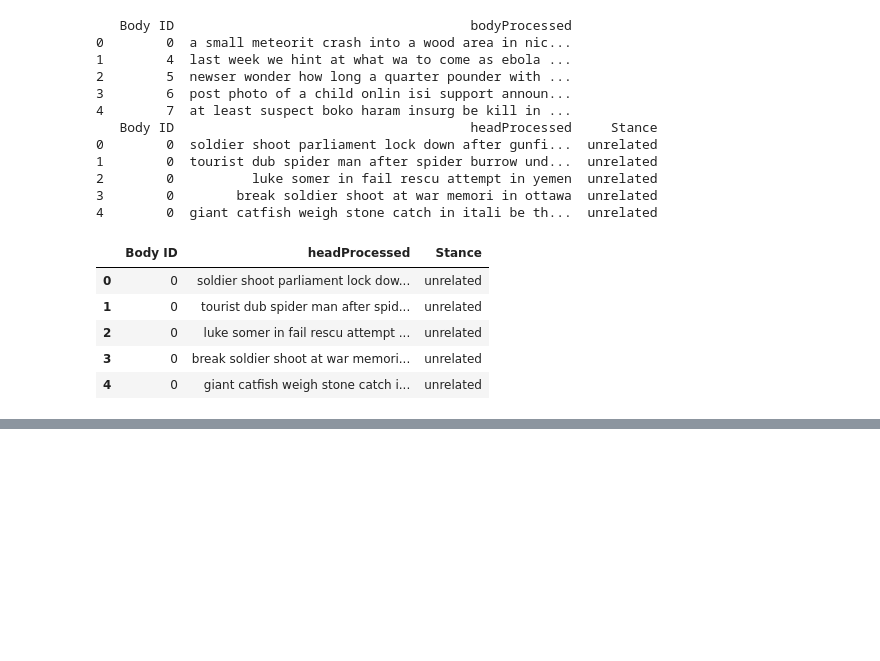
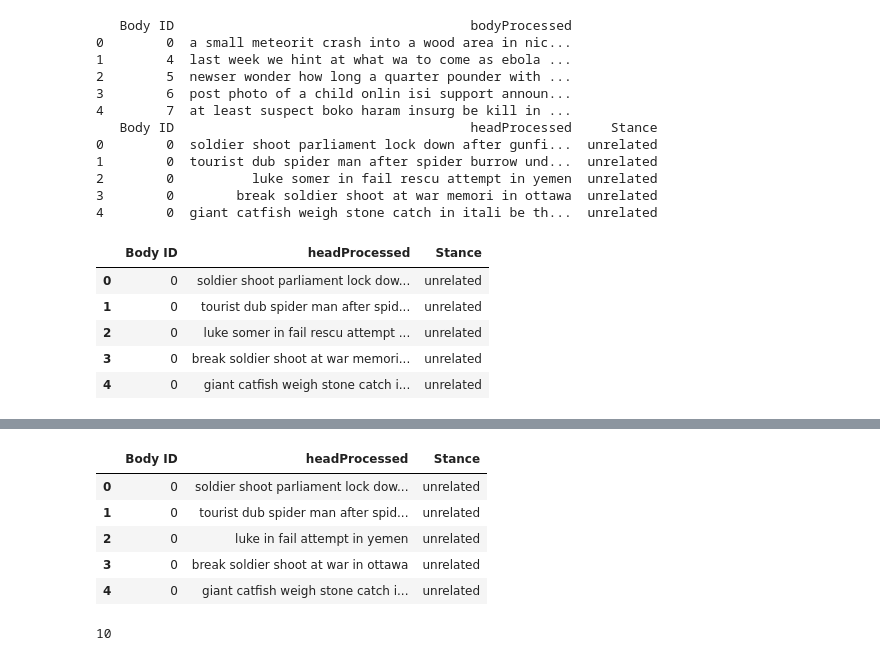
Before and after one commit to leohoare/FakeNews, a Jupyter notebook: Embeddings.ipynb, the cells around one changed output, grey strips where cells are left out. Drawn from its saved outputs; the diff is of its cells as text; code cells hidden in the pictures; blank space fills up the shorter version.

```diff
--- a/Embeddings.ipynb
+++ b/Embeddings.ipynb
@@ -161,2 +159,5 @@ embeddingdf.head(10)
 # %%
 embeddingdf.to_csv('embeddingVectors.csv',index=False)
+# %%
+trainBodyDf = pd.read_csv('TrainBodyEmbed.csv')
+trainHeadDf = pd.read_csv('TrainHeadEmbed.csv')
@@ -162,0 +173,9 @@ embeddingdf.to_csv('embeddingVectors.csv',index=False)
+# %%
+trainHeadDf.head(5)
+# %% [output]
+|  | Body ID | headProcessed | Stance |
+| 0 | 0 | soldier shoot parliament lock dow... | unrelated |
+| 1 | 0 | tourist dub spider man after spid... | unrelated |
+| 2 | 0 | luke in fail attempt in yemen | unrelated |
+| 3 | 0 | break soldier shoot at war in ottawa | unrelated |
+| 4 | 0 | giant catfish weigh stone catch i... | unrelated |
@@ -162,0 +199,4 @@ embeddingdf.to_csv('embeddingVectors.csv',index=False)
+# %%
+len(heads)
+# %% [output]
+10
```
Also changed, not shown: parts of 16 cells of this notebook, 5 other files.
